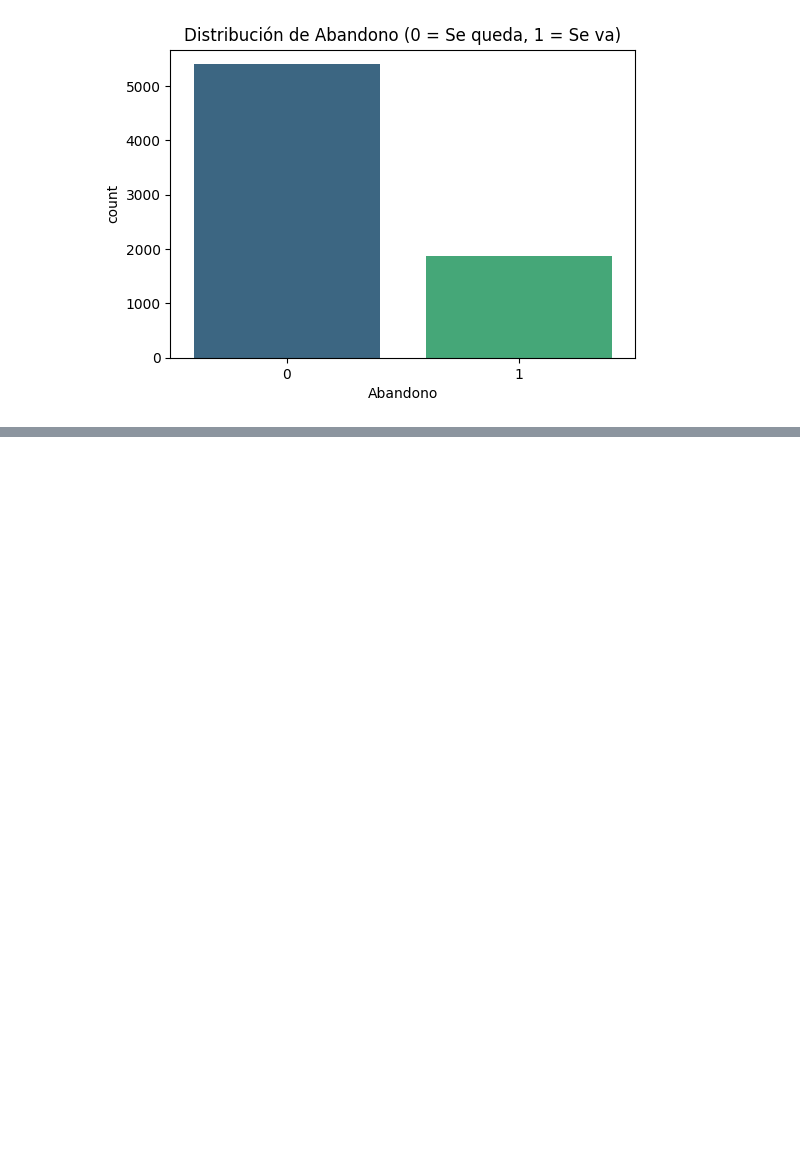
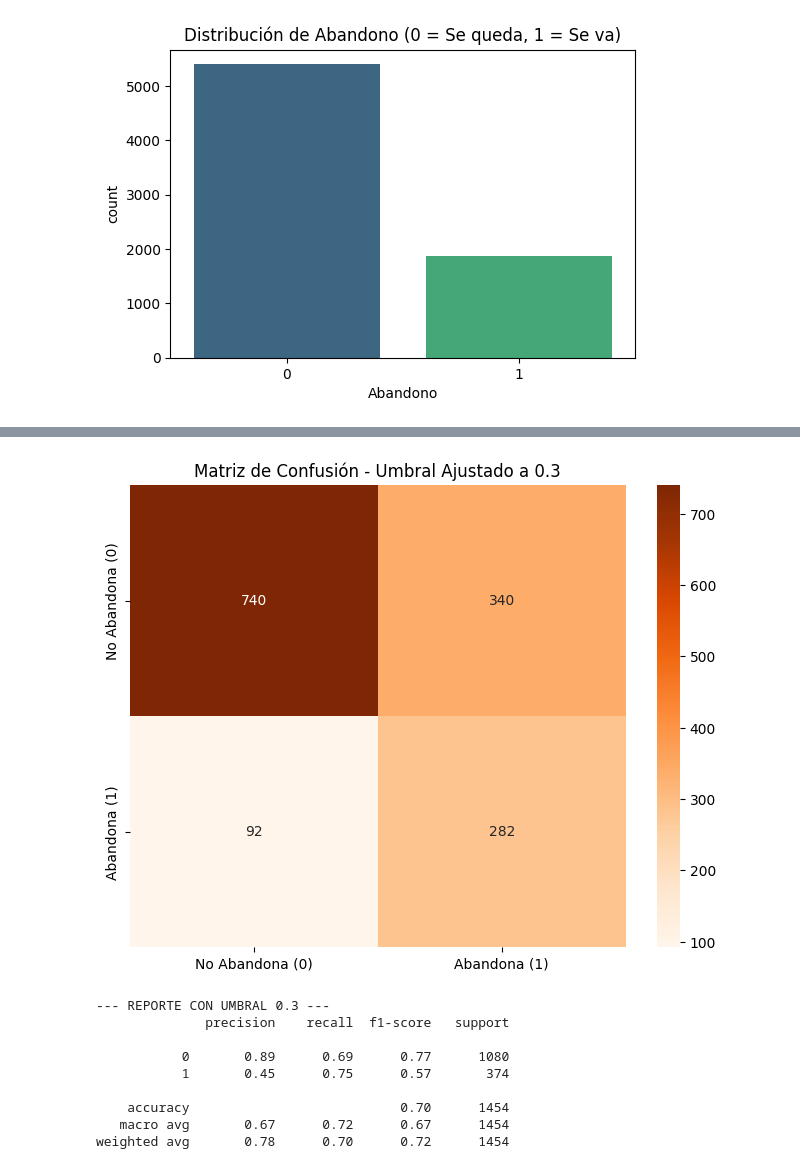
Before and after one commit to ferneysua123-dot/Telecom_X_Parte2, a Jupyter notebook: TelecomX_PARTE__II.ipynb, the cells around one changed output, grey strips where cells are left out. Saved outputs shown, nothing was run; the diff lists cells and outputs as text; code cells hidden in the pictures; blank space fills up the shorter version.

```diff
--- a/TelecomX_PARTE__II.ipynb
+++ b/TelecomX_PARTE__II.ipynb
@@ -162,0 +298,34 @@ Passing `palette` without assigning `hue` is deprecated and will be removed in v
+# %%
+# 1. Obtener probabilidades en lugar de clases directas
+# La columna [1] es la probabilidad de que el cliente abandone
+y_probs = model_smote.predict_proba(X_test)[:, 1]
+
+# 2. Definir un nuevo umbral (ejemplo: 0.3)
+nuevo_umbral = 0.3
+y_pred_ajustado = (y_probs >= nuevo_umbral).astype(int)
+
+# 3. Graficar la nueva matriz de confusión
+cm_ajustada = confusion_matrix(y_test, y_pred_ajustado)
+
+plt.figure(figsize=(8, 6))
+sns.heatmap(cm_ajustada, annot=True, fmt='d', cmap='Oranges',
+            xticklabels=['No Abandona (0)', 'Abandona (1)'],
+            yticklabels=['No Abandona (0)', 'Abandona (1)'])
+
+plt.title(f'Matriz de Confusión - Umbral Ajustado a {nuevo_umbral}')
+plt.show()
+
+# 4. Ver el nuevo reporte
+print(f"--- REPORTE CON UMBRAL {nuevo_umbral} ---")
+print(classification_report(y_test, y_pred_ajustado))
+# %% [output]
+[figure, added]
+--- REPORTE CON UMBRAL 0.3 ---
+              precision    recall  f1-score   support
+
+           0       0.89      0.69      0.77      1080
+           1       0.45      0.75      0.57       374
+
+    accuracy                           0.70      1454
+   macro avg       0.67      0.72      0.67      1454
+weighted avg       0.78      0.70      0.72      1454
```
Also changed, not shown: parts of 24 cells of this notebook.
